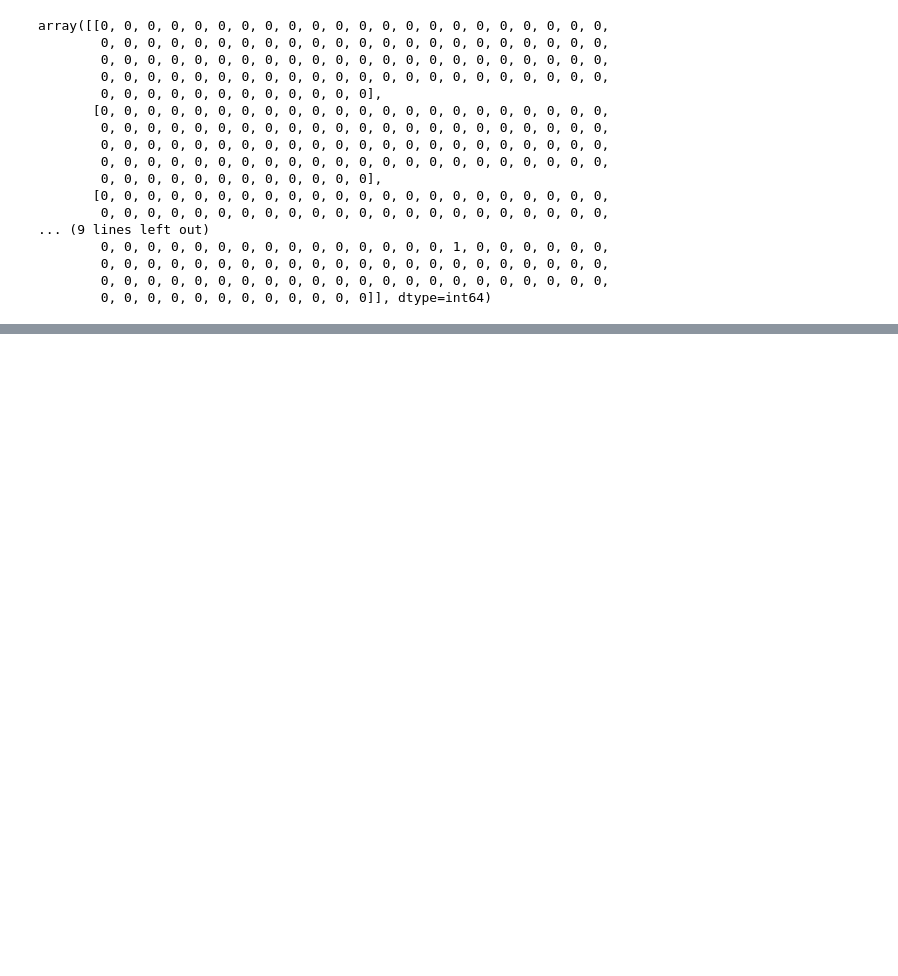
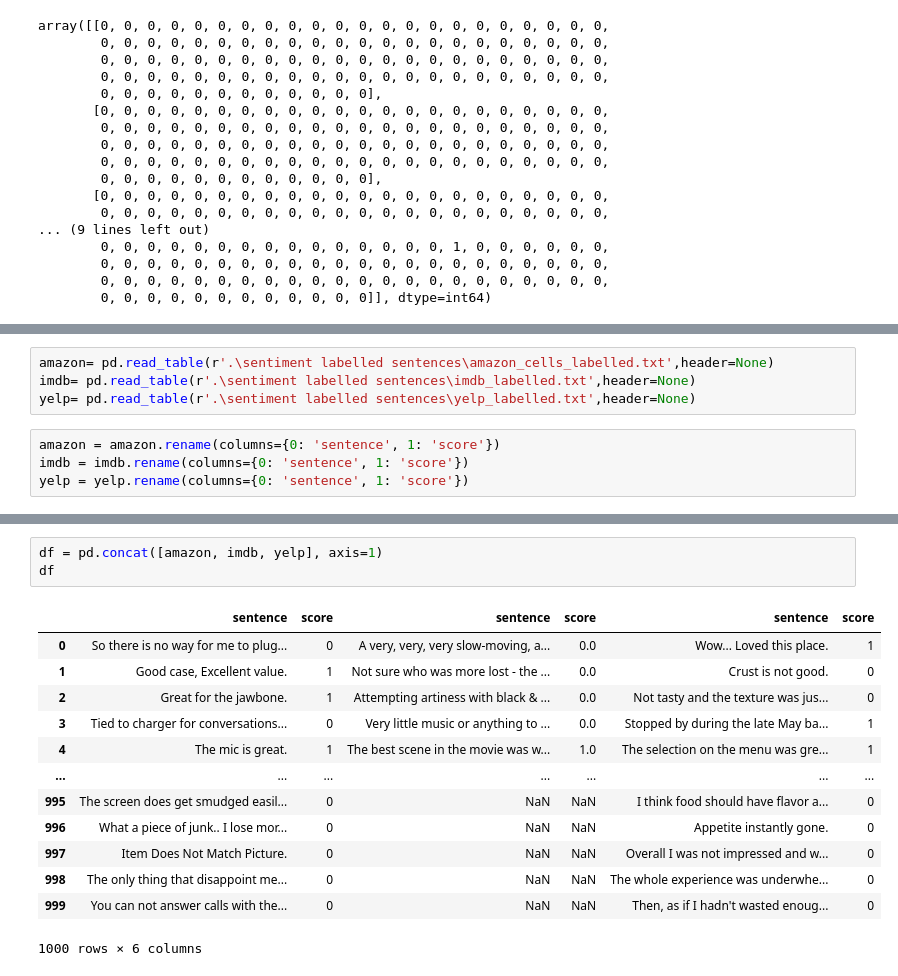
Before and after one commit to JuliaYunn/DM2023-Lab1-Master, a Jupyter notebook: Homework/DM2023-Lab1-Homework.ipynb, the cells around one changed output, grey strips where cells are left out. Saved outputs shown, nothing was run; the diff lists cells and outputs as text; blank space fills up the shorter version.

```diff
--- a/Homework/DM2023-Lab1-Homework.ipynb
+++ b/Homework/DM2023-Lab1-Homework.ipynb
@@ -358,0 +830,8 @@ array([[0, 0, 0, 0, 0, 0, 0, 0, 0, 0, 0, 0, 0, 0, 0, 0, 0, 0, 0, 0, 0, 0,
+# %%
+amazon= pd.read_table(r'.\sentiment labelled sentences\amazon_cells_labelled.txt',header=None)
+imdb= pd.read_table(r'.\sentiment labelled sentences\imdb_labelled.txt',header=None)
+yelp= pd.read_table(r'.\sentiment labelled sentences\yelp_labelled.txt',header=None)
+# %%
+amazon = amazon.rename(columns={0: 'sentence', 1: 'score'})
+imdb = imdb.rename(columns={0: 'sentence', 1: 'score'})
+yelp = yelp.rename(columns={0: 'sentence', 1: 'score'})
@@ -358,0 +861,17 @@ array([[0, 0, 0, 0, 0, 0, 0, 0, 0, 0, 0, 0, 0, 0, 0, 0, 0, 0, 0, 0, 0, 0,
+# %%
+df = pd.concat([amazon, imdb, yelp], axis=1)
+df
+# %% [output]
+|  | sentence | score | sentence | score | sentence | score |
+| 0 | So there is no way for me to plug... | 0 | A very, very, very slow-moving, a... | 0.0 | Wow... Loved this place. | 1 |
+| 1 | Good case, Excellent value. | 1 | Not sure who was more lost - the ... | 0.0 | Crust is not good. | 0 |
+| 2 | Great for the jawbone. | 1 | Attempting artiness with black & ... | 0.0 | Not tasty and the texture was jus... | 0 |
+| 3 | Tied to charger for conversations... | 0 | Very little music or anything to ... | 0.0 | Stopped by during the late May ba... | 1 |
+| 4 | The mic is great. | 1 | The best scene in the movie was w... | 1.0 | The selection on the menu was gre... | 1 |
+| ... | ... | ... | ... | ... | ... | ... |
+| 995 | The screen does get smudged easil... | 0 | NaN | NaN | I think food should have flavor a... | 0 |
+| 996 | What a piece of junk.. I lose mor... | 0 | NaN | NaN | Appetite instantly gone. | 0 |
+| 997 | Item Does Not Match Picture. | 0 | NaN | NaN | Overall I was not impressed and w... | 0 |
+| 998 | The only thing that disappoint me... | 0 | NaN | NaN | The whole experience was underwhe... | 0 |
+| 999 | You can not answer calls with the... | 0 | NaN | NaN | Then, as if I hadn't wasted enoug... | 0 |
+1000 rows × 6 columns
```
Also changed, not shown: parts of 52 cells of this notebook, 9 other files.
